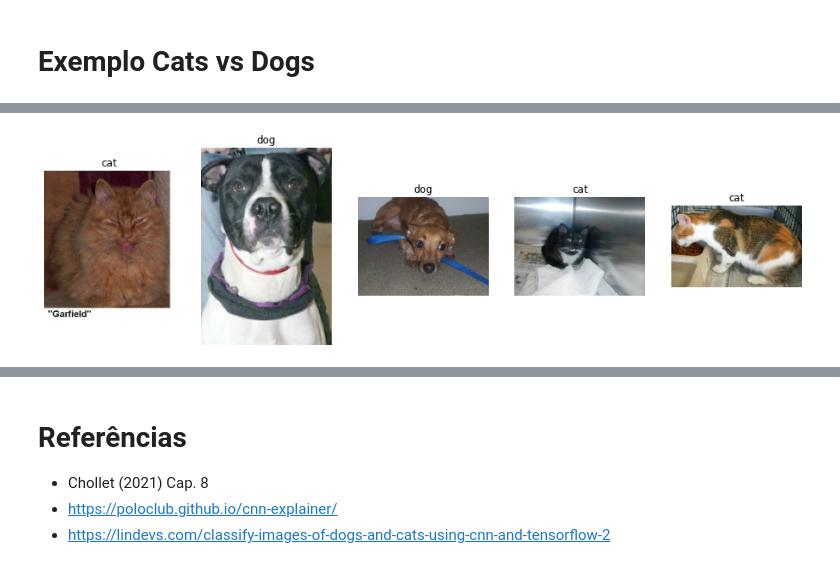
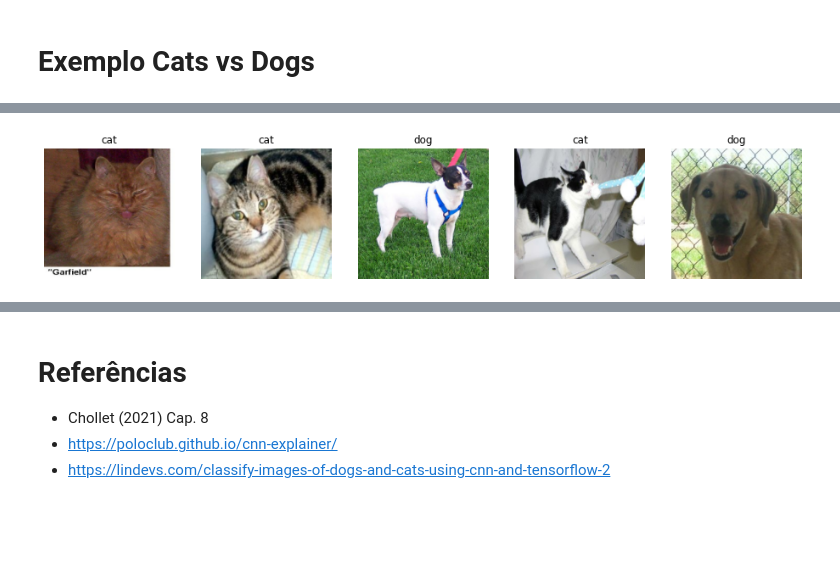
Before and after one commit to josenildosilva/ercemapi22-deep-learning-intro, a Jupyter notebook: Intro_DL_ERCEMAPI_parte_III_2022.ipynb, the cells around one changed output, grey strips where cells are left out. Saved outputs shown, nothing was run; the diff lists cells and outputs as text; code cells hidden in the pictures; blank space fills up the shorter version.

Commit message:
Minor bugs
Corrigi a forma de mostrar as imagens e rótulos no último exemplo

```diff
--- a/Intro_DL_ERCEMAPI_parte_III_2022.ipynb
+++ b/Intro_DL_ERCEMAPI_parte_III_2022.ipynb
@@ -212,14 +223,15 @@ trainDataset, validDataset,testDataset = tfds.load(name='cats_vs_dogs', split=sp
 # %%
 i = 0
 fig, ax = plt.subplots(1, 5,figsize=(16,5))
-for image, label in testDataset.take(5):
+images = testDataset.take(5)
+for image, label in images:
     ax[i].axis('off')
-    ax[i].set_title(classNames[int(label)])
-    ax[i].imshow(image)
+    ax[i].set_title(classNames[label[0]])
+    ax[i].imshow(image[0])
     i += 1
 plt.show()
 # %% [output]
-[figure, old version]
+[figure, new version]
 # %%
 HEIGHT, WIDTH = 200,200
 # %%
```
Also changed, not shown: parts of 14 cells of this notebook.
